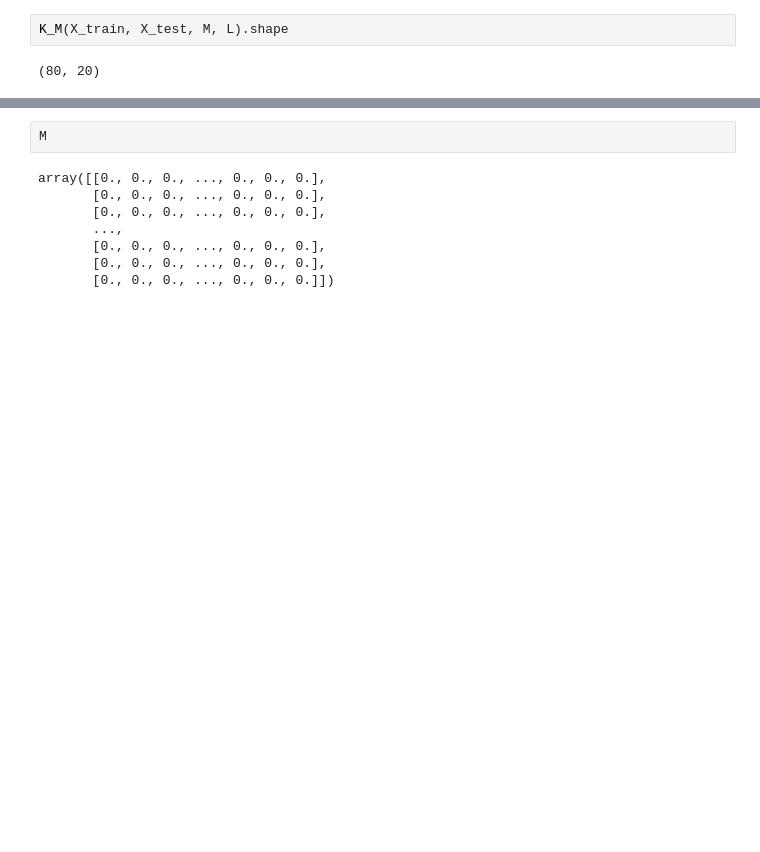
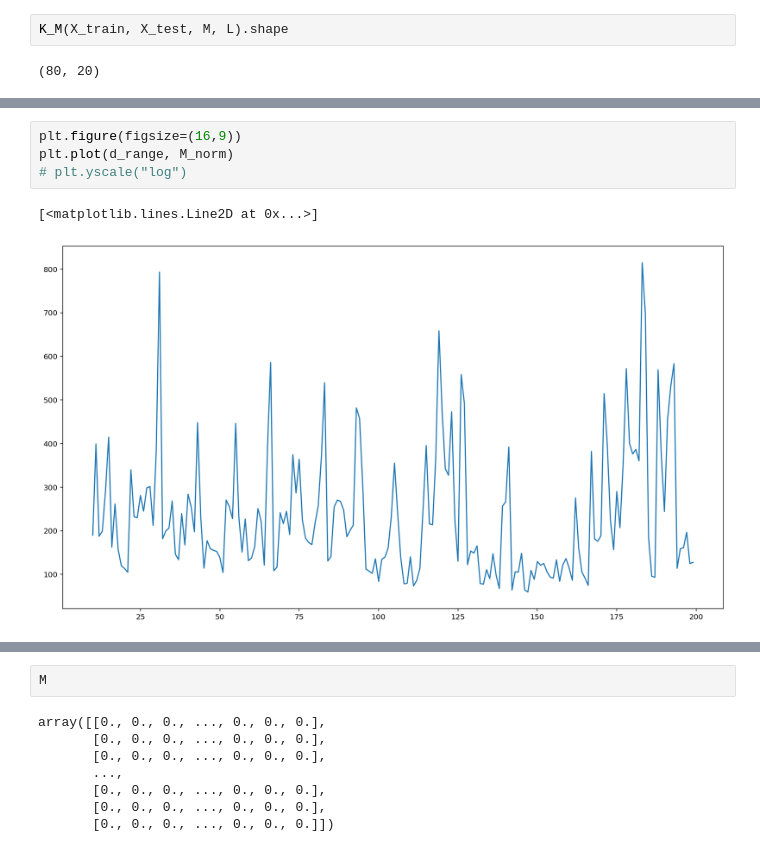
Before and after one commit to agupta01/ml-theory-capstone, a Jupyter notebook: notebooks/rfm.ipynb, the cells around one changed output, grey strips where cells are left out. Drawn from its saved outputs; the diff is of its cells as text; blank space fills up the shorter version.

```diff
--- a/notebooks/rfm.ipynb
+++ b/notebooks/rfm.ipynb
@@ -180,0 +236,7 @@ plt.legend()
+# %%
+plt.figure(figsize=(16,9))
+plt.plot(d_range, M_norm)
+# plt.yscale("log")
+# %% [output]
+[<matplotlib.lines.Line2D at 0x...>]
+[figure, added]
```
Also changed, not shown: parts of 21 cells of this notebook, 4 other files.
